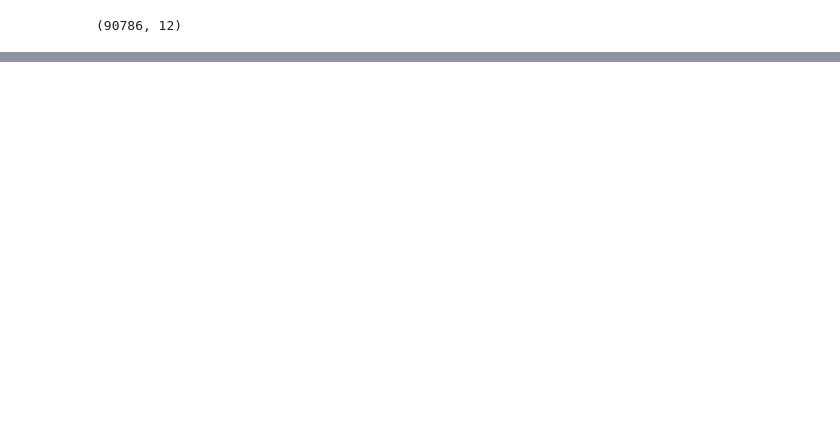
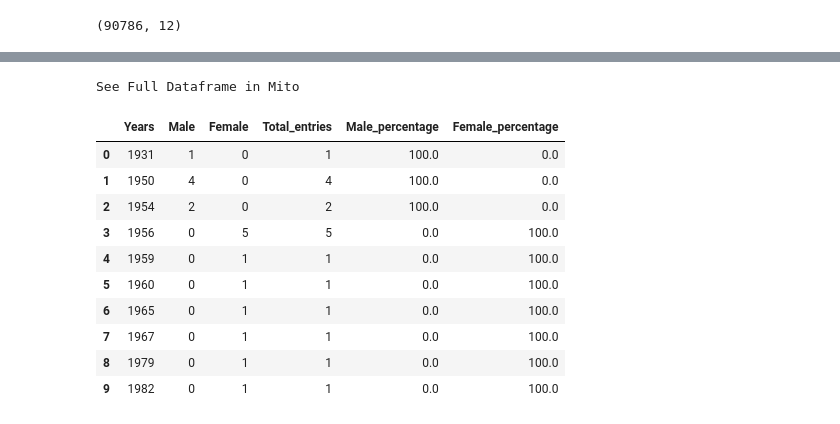
Before and after one commit to narsimrao/Novo_nordisk_comp, a Jupyter notebook: Novo_Nordisk_competition.ipynb, the cells around one changed output, grey strips where cells are left out. Cells and saved outputs as stored; diff of their text form; code cells hidden in the pictures; blank space fills up the shorter version.

```diff
--- a/Novo_Nordisk_competition.ipynb
+++ b/Novo_Nordisk_competition.ipynb
@@ -98,0 +146,15 @@ temp_df
+# %%
+final_df.head(10)
+# %% [output]
+See Full Dataframe in Mito
+|  | Years | Male | Female | Total_entries | Male_percentage | Female_percentage |
+| 0 | 1931 | 1 | 0 | 1 | 100.0 | 0.0 |
+| 1 | 1950 | 4 | 0 | 4 | 100.0 | 0.0 |
+| 2 | 1954 | 2 | 0 | 2 | 100.0 | 0.0 |
+| 3 | 1956 | 0 | 5 | 5 | 0.0 | 100.0 |
+| 4 | 1959 | 0 | 1 | 1 | 0.0 | 100.0 |
+| 5 | 1960 | 0 | 1 | 1 | 0.0 | 100.0 |
+| 6 | 1965 | 0 | 1 | 1 | 0.0 | 100.0 |
+| 7 | 1967 | 0 | 1 | 1 | 0.0 | 100.0 |
+| 8 | 1979 | 0 | 1 | 1 | 0.0 | 100.0 |
+| 9 | 1982 | 0 | 1 | 1 | 0.0 | 100.0 |
```
Also changed, not shown: parts of 33 cells of this notebook.
